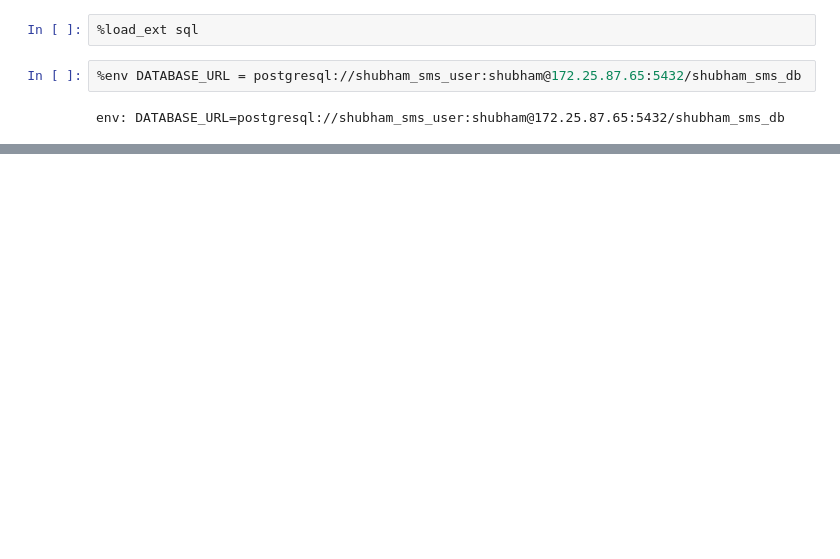
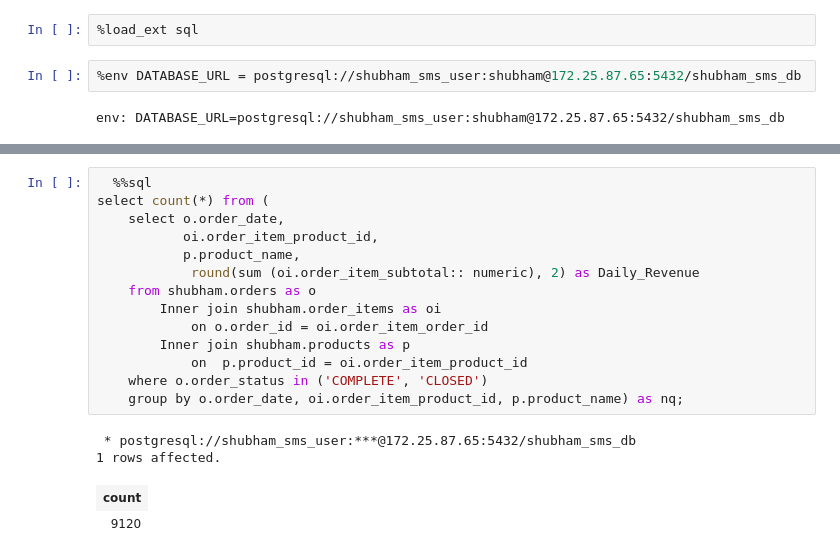
Before and after one commit to shubhammathur3110/Data-Engineering, a Jupyter notebook: material/Exercise/01 SQL Exercise/daily_product_revenue_solution.ipynb, the cells around one changed output, grey strips where cells are left out. Drawn from its saved outputs; the diff is of its cells as text; blank space fills up the shorter version.

```diff
--- a/material/Exercise/01 SQL Exercise/daily_product_revenue_solution.ipynb
+++ b/material/Exercise/01 SQL Exercise/daily_product_revenue_solution.ipynb
@@ -70,0 +131,19 @@ where table_catalog = 'shubham_sms_db'
+# %%
+  %%sql
+select count(*) from (
+    select o.order_date,
+           oi.order_item_product_id,
+           p.product_name,
+            round(sum (oi.order_item_subtotal:: numeric), 2) as Daily_Revenue
+    from shubham.orders as o
+        Inner join shubham.order_items as oi
+            on o.order_id = oi.order_item_order_id
+        Inner join shubham.products as p
+            on  p.product_id = oi.order_item_product_id
+    where o.order_status in ('COMPLETE', 'CLOSED')
+    group by o.order_date, oi.order_item_product_id, p.product_name) as nq;
+# %% [output]
+ * postgresql://shubham_sms_user:***@172.25.87.65:5432/shubham_sms_db
+1 rows affected.
+| count |
+| 9120 |
```
Also changed, not shown: parts of 4 cells of this notebook, 1 other file.
